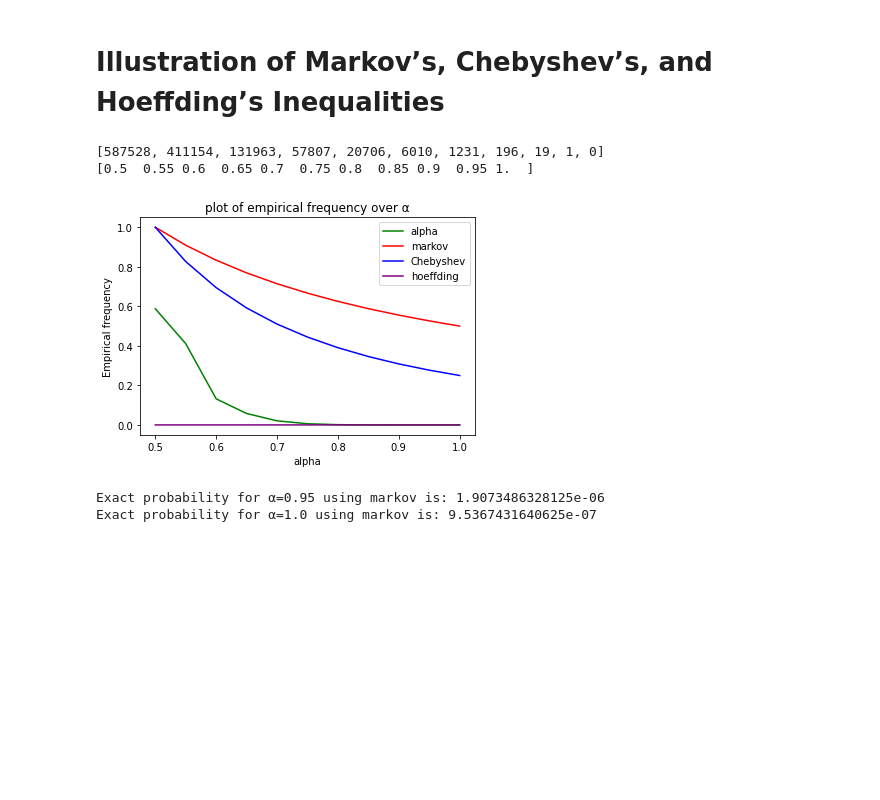
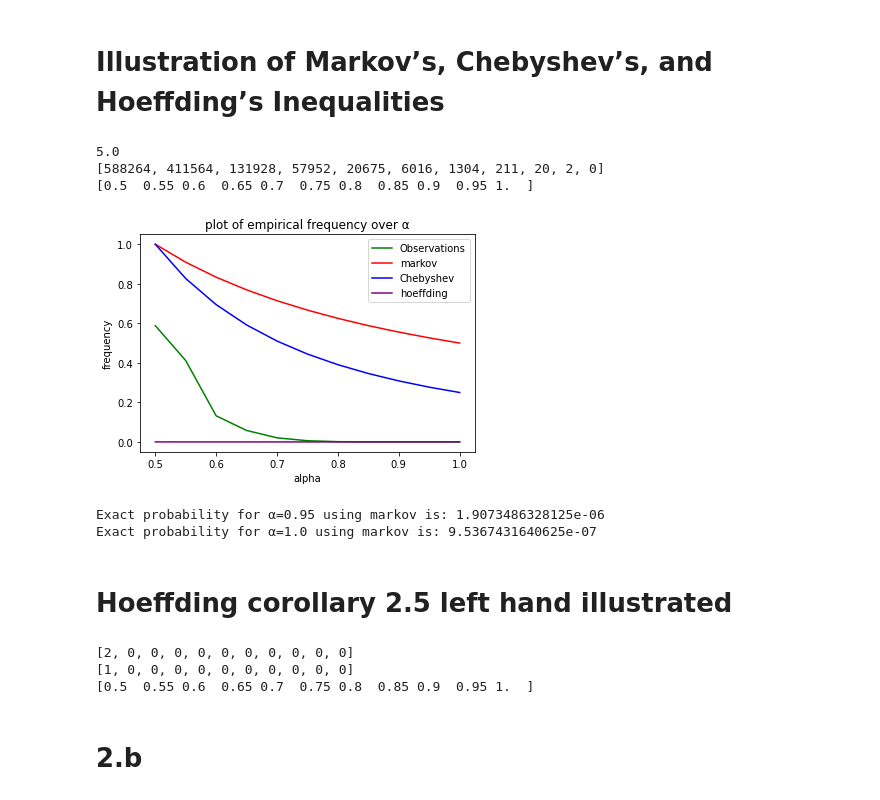
Before and after one commit to Lakspaghetti/Machine-Learning, a Jupyter notebook: A2/Question 1/Inequalities.ipynb, the cells around one changed output. Saved outputs shown, nothing was run; the diff lists cells and outputs as text; code cells hidden in the pictures; blank space fills up the shorter version.

```diff
--- a/A2/Question 1/Inequalities.ipynb
+++ b/A2/Question 1/Inequalities.ipynb
@@ -20,6 +20,7 @@ EX = n * p
 MarkovsRight = EX/(alpha * 20)
 
 VARX = n*p * (1-p)
+print(VARX)
 ChebyshevsRight = VARX/((alpha ** 2) * 20)
 
 hoefdinger = np.exp((-2) * n * ((alpha) ** 2))
@@ -28,23 +29,41 @@ hoefdinger = np.exp((-2) * n * ((alpha) ** 2))
 print(count)
 print(alpha)
 # %% [output]
-[587528, 411154, 131963, 57807, 20706, 6010, 1231, 196, 19, 1, 0]
+5.0
+[588264, 411564, 131928, 57952, 20675, 6016, 1304, 211, 20, 2, 0]
 [0.5  0.55 0.6  0.65 0.7  0.75 0.8  0.85 0.9  0.95 1.  ]
 # %%
 plt.title("plot of empirical frequency over \u03B1")
 plt.xlabel('alpha')
-plt.ylabel('Empirical frequency')
-plt.plot(alpha, frequency, color='green', label="alpha")
+plt.ylabel('frequency')
+plt.plot(alpha, frequency, color='green', label="Observations")
 plt.plot(alpha, MarkovsRight, color='red', label="markov")
 plt.plot(alpha, ChebyshevsRight, color='blue', label="Chebyshev")
 plt.plot(alpha, hoefdinger, color = 'purple', label="hoeffding")
 plt.legend(loc=1)
 plt.show()
 # %% [output]
-[figure, old version]
+[figure, new version]
 # %%
 print(f"Exact probability for \u03B1=0.95 using markov is: {(1/2) ** 19}")
 print(f"Exact probability for \u03B1=1.0 using markov is: {(1/2) ** 20}")
 # %% [output]
 Exact probability for α=0.95 using markov is: 1.9073486328125e-06
 Exact probability for α=1.0 using markov is: 9.5367431640625e-07
+# %% [markdown]
+# Hoeffding corollary 2.5 left hand illustrated
+# %%
+#The following code will give an illustration of why the right hand bound is so low
+#Use the Run All button in the top to get different results, dont run this cell alone as this will just give the same results
+hoefcount = [(np.sum(PercentualReps - 0.5 >= a)) for a in alpha]
+hoefcount2 = [(np.sum(0.5 - PercentualReps >= a)) for a in alpha]
+
+print(hoefcount)
+print(hoefcount2)
+print(alpha)
+# %% [output]
+[2, 0, 0, 0, 0, 0, 0, 0, 0, 0, 0]
+[1, 0, 0, 0, 0, 0, 0, 0, 0, 0, 0]
+[0.5  0.55 0.6  0.65 0.7  0.75 0.8  0.85 0.9  0.95 1.  ]
+# %% [markdown]
+# 2.b
```
Also changed, not shown: parts of 4 cells of this notebook, 2 other files.
